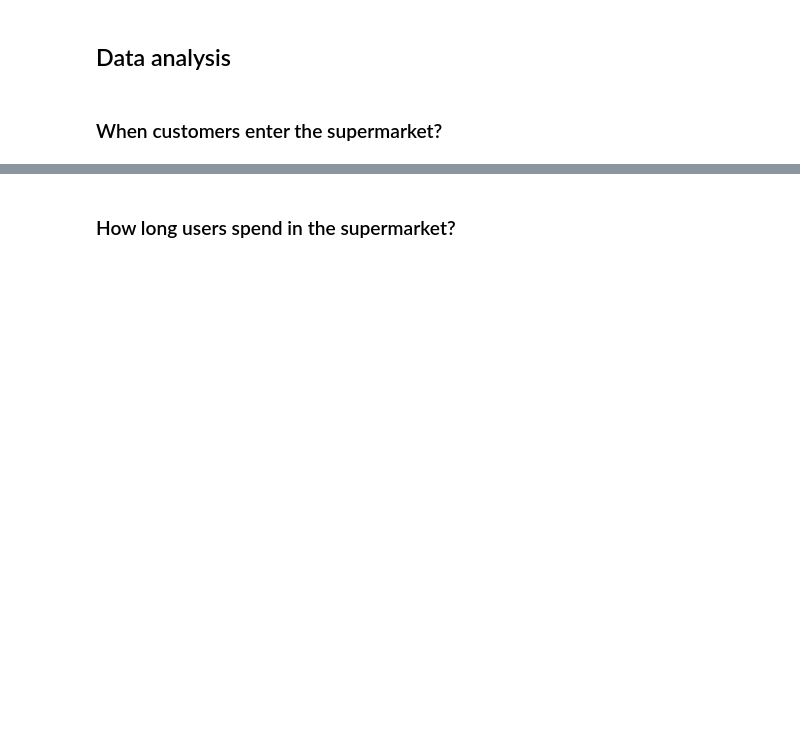
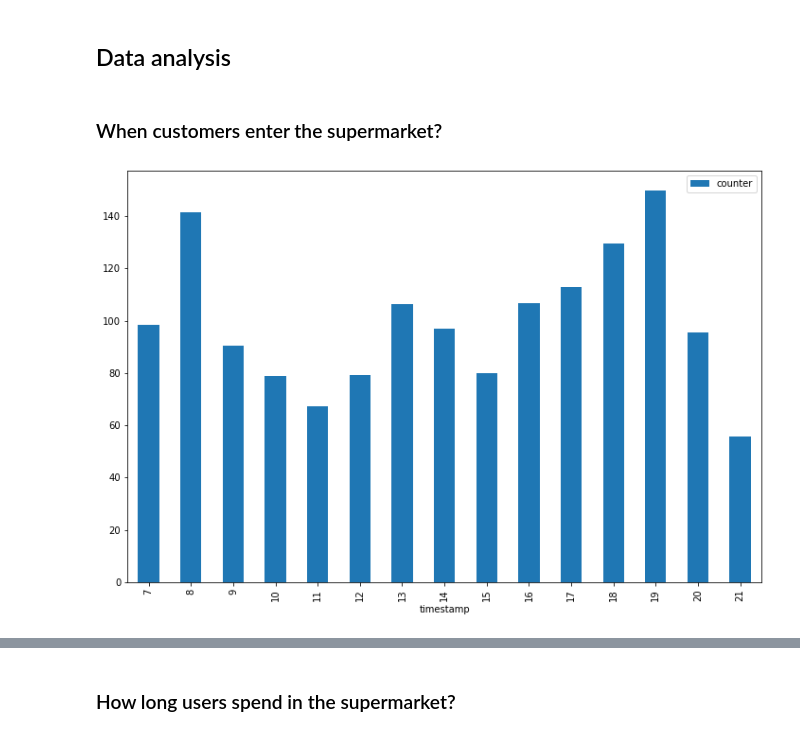
Before and after one commit to greentopsecret/random-forest-fennel-student-code, a Jupyter notebook: week_08/project/simulation.ipynb, the cells around one changed output, grey strips where cells are left out. Drawn from its saved outputs; the diff is of its cells as text; code cells hidden in the pictures; blank space fills up the shorter version.

```diff
--- a/week_08/project/simulation.ipynb
+++ b/week_08/project/simulation.ipynb
@@ -26,3 +28,10 @@ The customers can move between these areas freely. Sooner or later, they will en
+# %%
+import pandas as pd
+import os
+import numpy as np
+import matplotlib.pyplot as plt
+
+plt.rcParams['figure.figsize'] = (12, 8)
 # %% [markdown]
 ### Load data
 # %%
@@ -67,3 +73,21 @@ df_full = resample_transitions(df)
 ## Data analysis
 # %% [markdown]
 ### When customers enter the supermarket?
+# %%
+def show_new_customers_per_hour(df):
+    """ plots daily avg distribution customers entering the store per hour """
+    days_cnt = len(df.index.day.unique())
+    tmp = df.reset_index().groupby('customer_no')[['timestamp']].min()
+    tmp['counter'] = 1 / days_cnt
+    tmp.groupby([tmp['timestamp'].dt.hour])[['counter']].sum().plot.bar()
+
+show_new_customers_per_hour(df)
+
+# tmp = df.reset_index().groupby('customer_no').agg({'timestamp': min})
+# tmp.head(250).tail()
+
+# # len(df.loc[(df.index > '2019-09-02 07:00:00') & (df.index < '2019-09-02 08:00:00')]['customer_no'].unique())
+# # tmp['counter'] = 1 / days_cnt
+# # tmp.groupby([tmp['timestamp'].dt.hour])[['counter']].sum().plot.bar()
+# %% [output]
+[figure, added]
```
Also changed, not shown: parts of 16 cells of this notebook, 7 other files.
